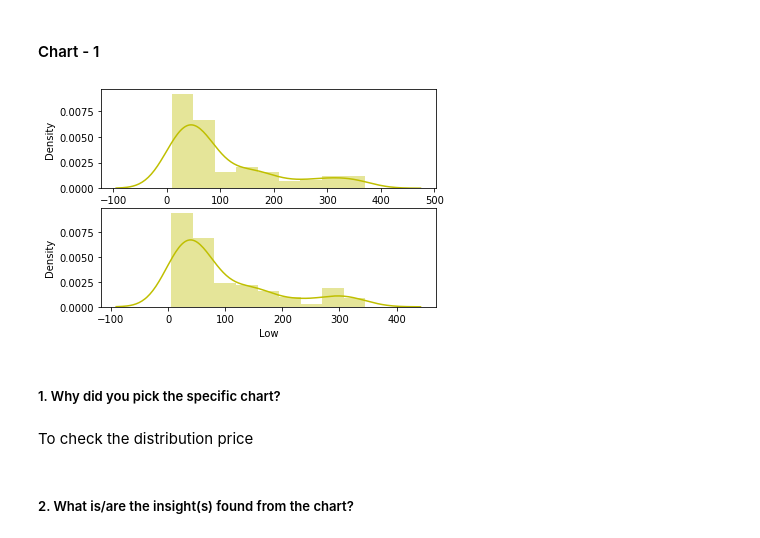
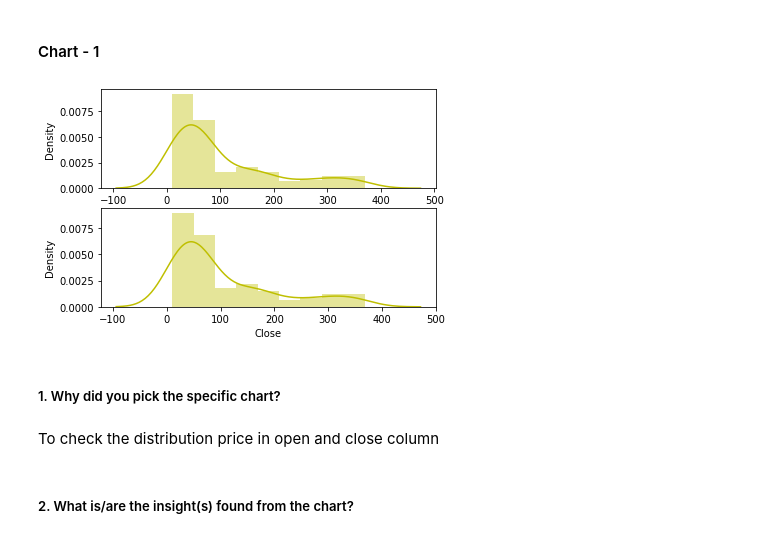
Before and after one commit to kumareshvj/Machine-learing---Regression, a Jupyter notebook: Yes_bank_stock_closing_price_prediction.ipynb, the cells around one changed output. Cells and saved outputs as stored; diff of their text form; code cells hidden in the pictures.

```diff
--- a/Yes_bank_stock_closing_price_prediction.ipynb
+++ b/Yes_bank_stock_closing_price_prediction.ipynb
@@ -290,5 +299,5 @@ df['Onedaychange'].max()
 # %%
 # creating the column formatted date in data format instead of string
-df['Formatted_date']=df.apply(lambda x : datetime.strptime(x['Date'],'%b-%y'),axis=1)
+df['date']=df.apply(lambda x : datetime.strptime(x['Date'],'%b-%y'),axis=1)
 df.head()
 # %% [output]
@@ -312,5 +321,5 @@ df.head()
 # %%
 # Creating the column for result to check whether the day stock price ended with positive, negative or unchanged
-df['Result'] = np.where(df.Onedaychange > 0,'positive',(np.where(df.Onedaychange < 0,'negative','unchanged')))
+df['Result'] = np.where(df.Monthlychange > 0,'positive',(np.where(df.Monthlychange < 0,'negative','unchanged')))
 df.head()
 # %% [output]
@@ -333,9 +342,9 @@ if not shifted:
 df1.head()
 
 #After creating the shifted data column we are separating with opening price of the column
-df['daily_opening_change'] = (df['Open'] - df1['Close'])
+df['Monthly_opening_change'] = (df['Open'] - df1['Close'])
 # %%
-# getting the new column by checking the
-df['daily_opening'] = np.where(df.daily_opening_change > 0,'Gap_up',(np.where(df.daily_opening_change < 0,'Gap_Down','unchanged')))
+# getting the new column by categorizing the monthly movement
+df['Monthly_opening'] = np.where(df.Monthly_opening_change > 0,'Gap_up',(np.where(df.Monthly_opening_change < 0,'Gap_Down','unchanged')))
 df.head()
 # %% [output]
@@ -380,16 +391,16 @@ Insights about the data:
 # %%
 # Chart - 3 visualization code
 plt.subplot(2,1,1)
 sns.distplot(df['Open'],color ='y')
 plt.subplot(2,1,2)
-sns.distplot(df['Low'],color = 'y')
+sns.distplot(df['Close'],color = 'y')
 plt.show()
 # %% [output]
-[figure, old version]
+[figure, new version]
 # %% [markdown]
 ##### 1. Why did you pick the specific chart?
 # %% [markdown]
-To check the distribution price
+To check the distribution price in open and close column
 # %% [markdown]
 ##### 2. What is/are the insight(s) found from the chart?
 # %% [markdown]
```
Also changed, not shown: parts of 60 cells of this notebook.
